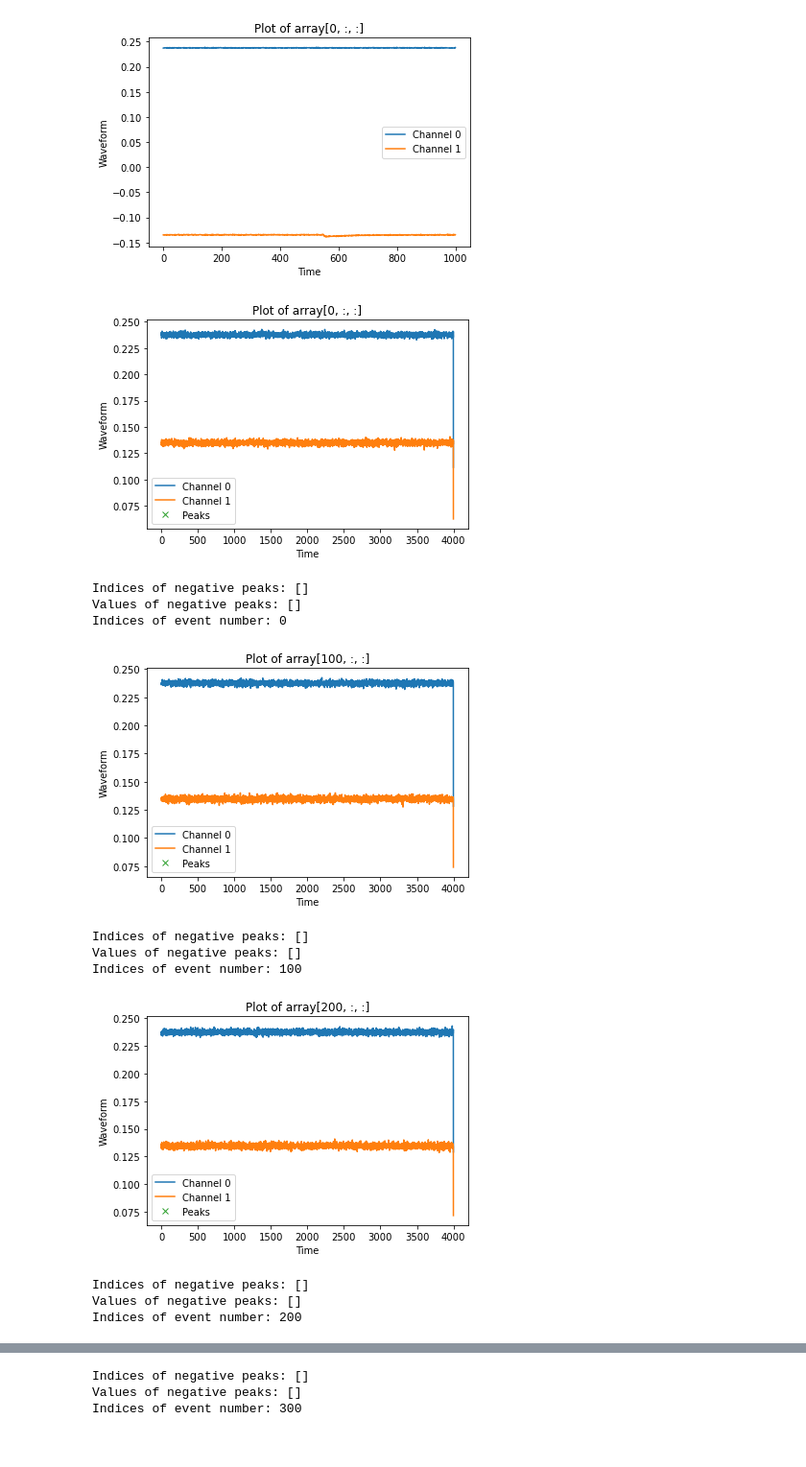
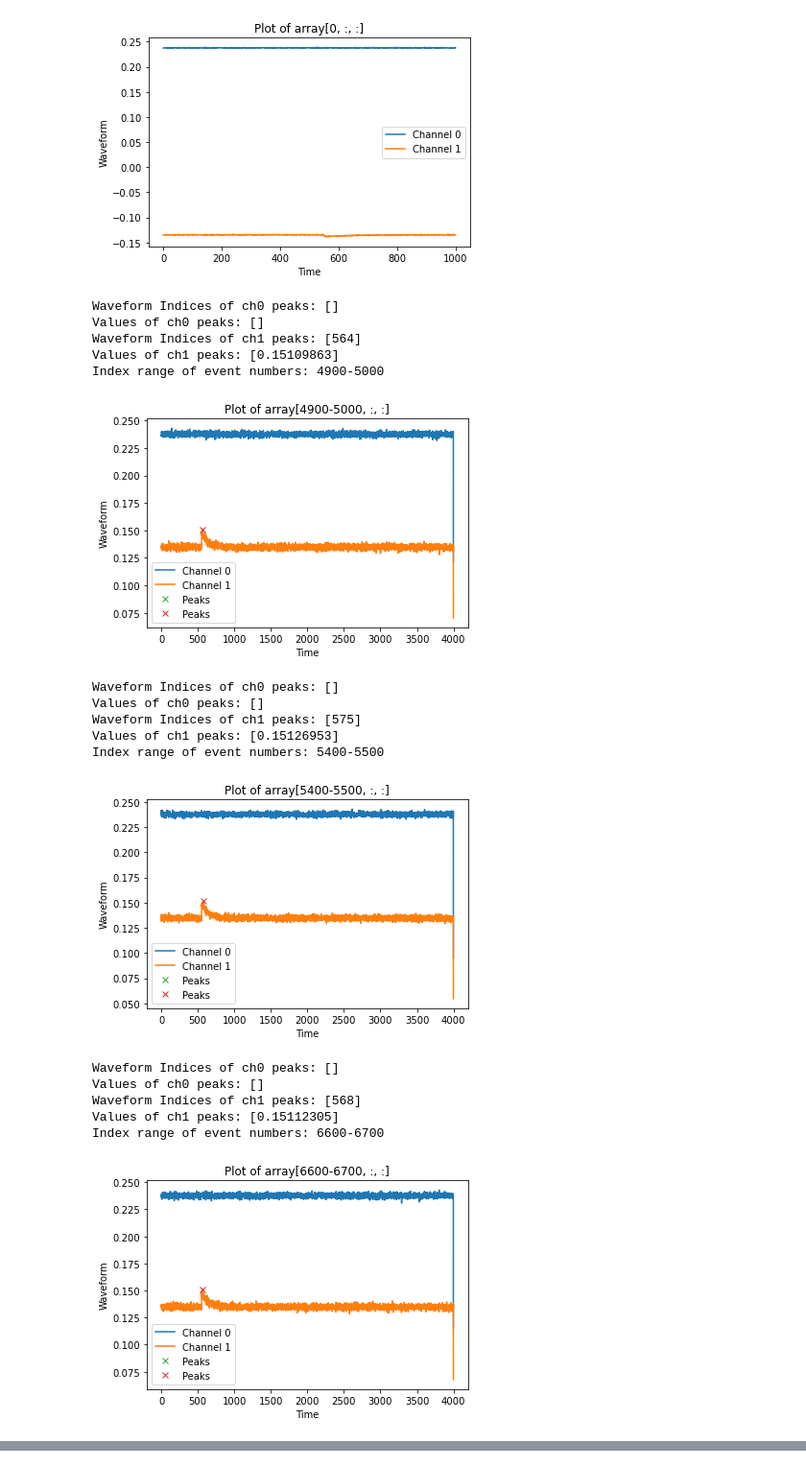
Before and after one commit to carogee/acq, a Jupyter notebook: Acqiris.ipynb, the cells around one changed output, grey strips where cells are left out. Shown: that part at 96% size. Cells and saved outputs as stored; diff of their text form; code cells hidden in the pictures.

Commit message:
show only plots with peaks

```diff
--- a/Acqiris.ipynb
+++ b/Acqiris.ipynb
@@ -113,58 +115,76 @@ plt.show()
 # %% [output]
 [figure]
 # %%
+import matplotlib.pyplot as plt
 avg_nEvents = 100
 
 total_events = len(acq01_mean)
-height_threshold = .15
+height_threshold_0 = 0.25
+height_threshold_1 = .15
 distance_between_peaks = 50
 
 for start in range(0,total_events, avg_nEvents):
     end = start + avg_nEvents
     #print("start", start)
     #print("end", end)
 
     waveforms_subset_0 = acq01_data[start:end, 0, :]
     waveforms_subset_1 = acq01_data[start:end, 1, :]
     average_waveform_0 = np.mean(waveforms_subset_0, axis=0)
     average_waveform_1 = -np.mean(waveforms_subset_1, axis=0)
 
-    peaks1, properties = find_peaks(average_waveform_1, height=height_threshold, distance=distance_between_peaks)
+    peaks0, properties = find_peaks(average_waveform_0, height=height_threshold_0, distance=distance_between_peaks)
+    peaks1, properties = find_peaks(average_waveform_1, height=height_threshold_1, distance=distance_between_peaks)
 
 
+    #if average_waveform_1[peaks1] > height_threshold:
+    #print(f'Indices of ch0 peaks: {peaks0}')
+    #print(f'Values of ch0 peaks: {average_waveform_0[peaks0]}')
+    #print(f'Indices of ch1 peaks: {peaks1}')
+    #print(f'Values of ch1 peaks: {average_waveform_1[peaks1]}')
+    #print(f'Indices of event number: {start}')
+
+    if (peaks0.size>0) | (peaks1.size>0):
+        print(f'Waveform Indices of ch0 peaks: {peaks0}')
+        print(f'Values of ch0 peaks: {average_waveform_0[peaks0]}')
+        print(f'Waveform Indices of ch1 peaks: {peaks1}')
+        print(f'Values of ch1 peaks: {average_waveform_1[peaks1]}')
+        print(f'Index range of event numbers: {start}-{end}')
+        plt.plot(average_waveform_0, label=f'Channel {0}')
+        plt.plot(average_waveform_1, label=f'Channel {1}')
+        plt.plot(peaks0, average_waveform_0[peaks0], "x", label='Peaks')
+        plt.plot(peaks1, average_waveform_1[peaks1], "x", label='Peaks')
 
 
-    plt.plot(average_waveform_0, label=f'Channel {0}')
-    plt.plot(average_waveform_1, label=f'Channel {1}')
-    plt.plot(peaks1, average_waveform_1[peaks1], "x", label='Peaks')
+        plt.title(f'Plot of array[{start}-{end}, :, :]')
+        plt.xlabel('Time')
+        plt.ylabel('Waveform')
+        plt.legend()
+        plt.show()
 
 
-    plt.title(f'Plot of array[{start}, :, :]')
-    plt.xlabel('Time')
-    plt.ylabel('Waveform')
-    plt.legend()
-    plt.show()
-
-    #if average_waveform_1[peaks1] > height_threshold:
-    print(f'Indices of negative peaks: {peaks1}')
-    print(f'Values of negative peaks: {average_waveform_1[peaks1]}')
-    print(f'Indices of event number: {start}')
 
     event_num = []
     #if average_waveform_1[peaks1] > height_threshold:
     #    event_num.append(start)
 
 #print("event_num array", event_num)
 # %% [output]
+Waveform Indices of ch0 peaks: []
+Values of ch0 peaks: []
+Waveform Indices of ch1 peaks: [564]
+Values of ch1 peaks: [0.15109863]
+Index range of event numbers: 4900-5000
-[figure, old version]
+[figure, new version]
-Indices of negative peaks: []
-Values of negative peaks: []
-Indices of event number: 0
+Waveform Indices of ch0 peaks: []
+Values of ch0 peaks: []
+Waveform Indices of ch1 peaks: [575]
+Values of ch1 peaks: [0.15126953]
+Index range of event numbers: 5400-5500
-[figure, old version]
+[figure, new version]
-Indices of negative peaks: []
-Values of negative peaks: []
-Indices of event number: 100
+Waveform Indices of ch0 peaks: []
+Values of ch0 peaks: []
+Waveform Indices of ch1 peaks: [568]
+Values of ch1 peaks: [0.15112305]
+Index range of event numbers: 6600-6700
-[figure, old version]
+[figure, new version]
-Indices of negative peaks: []
-Values of negative peaks: []
-Indices of event number: 200
@@ -172,3 +196,0 @@ Indices of event number: 200
-Indices of negative peaks: []
-Values of negative peaks: []
-Indices of event number: 300
```
Also changed, not shown: parts of 2 cells of this notebook.
